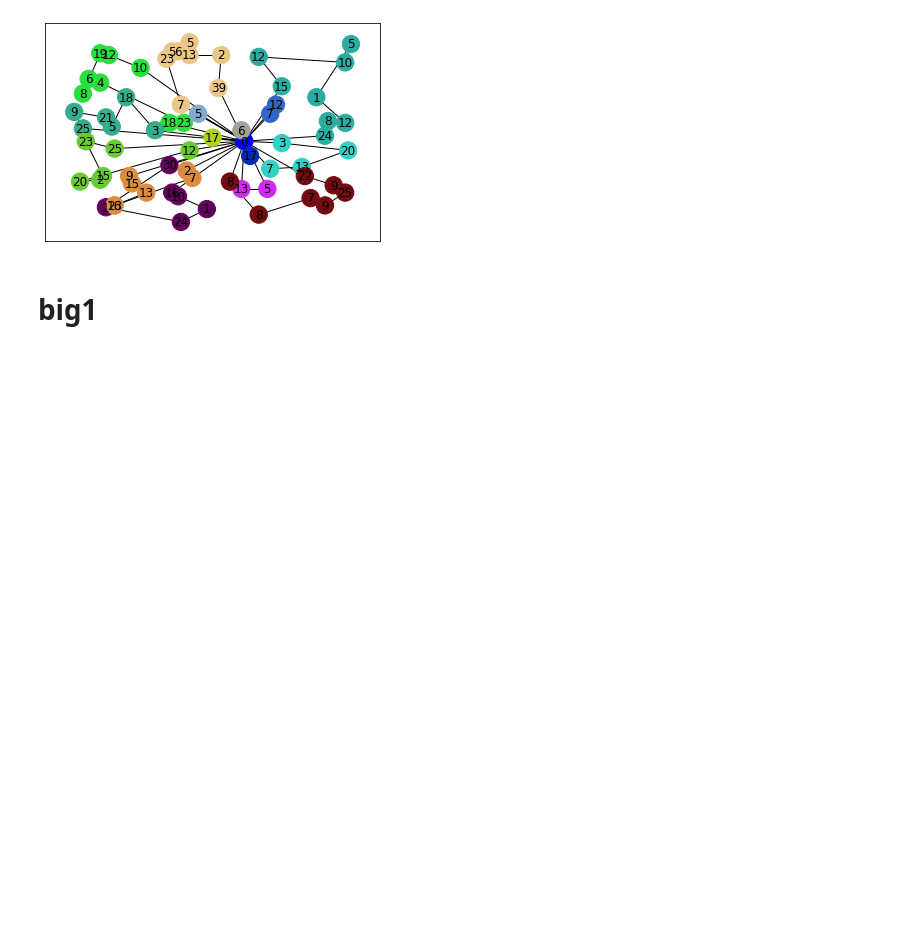
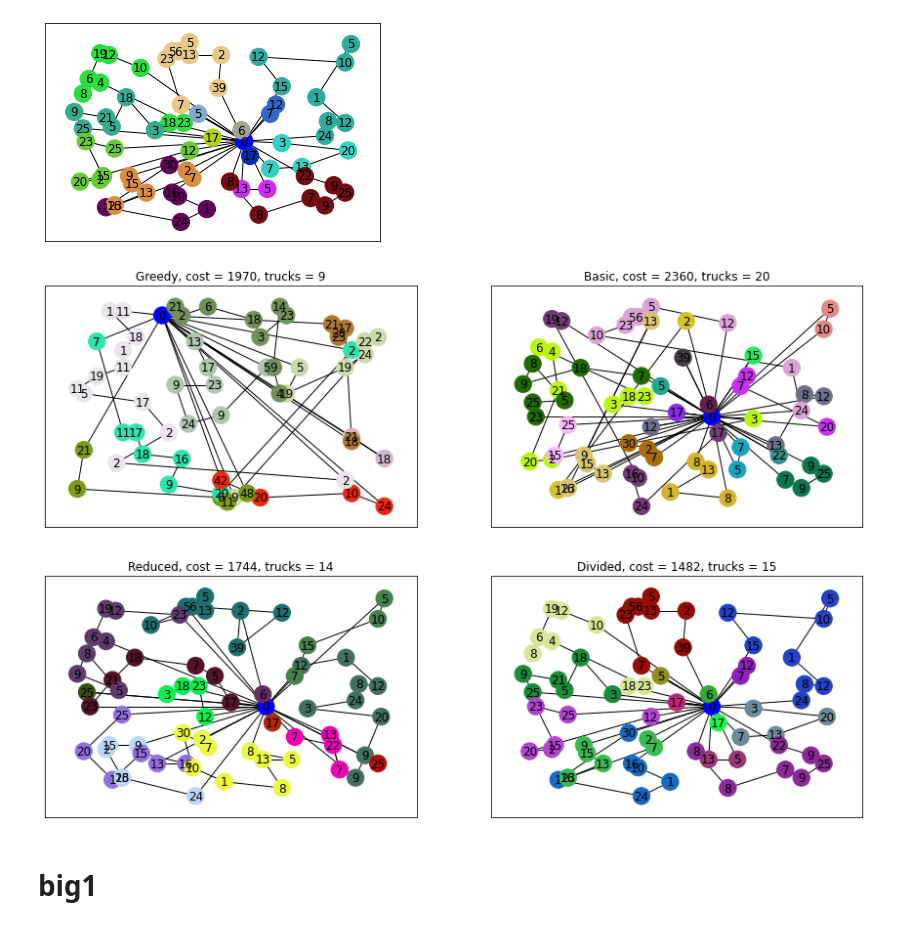
Before and after one commit to PrzeChoj/MSI2, a Jupyter notebook: project1/src/JupyterNotebooks/CaseStudy.ipynb, the cells around one changed output. Cells and saved outputs as stored; diff of their text form; code cells hidden in the pictures; blank space fills up the shorter version.

```diff
--- a/project1/src/JupyterNotebooks/CaseStudy.ipynb
+++ b/project1/src/JupyterNotebooks/CaseStudy.ipynb
@@ -382,6 +397,11 @@ Time for optimization has passed on 22th iteration
 
 Optimization with Divided: iterations = 22, cost = 1481.595, trucks = 15
 [figure]
+# %%
+plot_4_solutions(greedy_m2, antColony_basic_m2, antColony_reduced_m2, antColony_divided_m2,
+                 labels=True, save_file="medium2.png")
+# %% [output]
+[figure, added]
 # %% [markdown]
 # big1
 # %%
```
Also changed, not shown: parts of 5 cells of this notebook, 7 other files.
